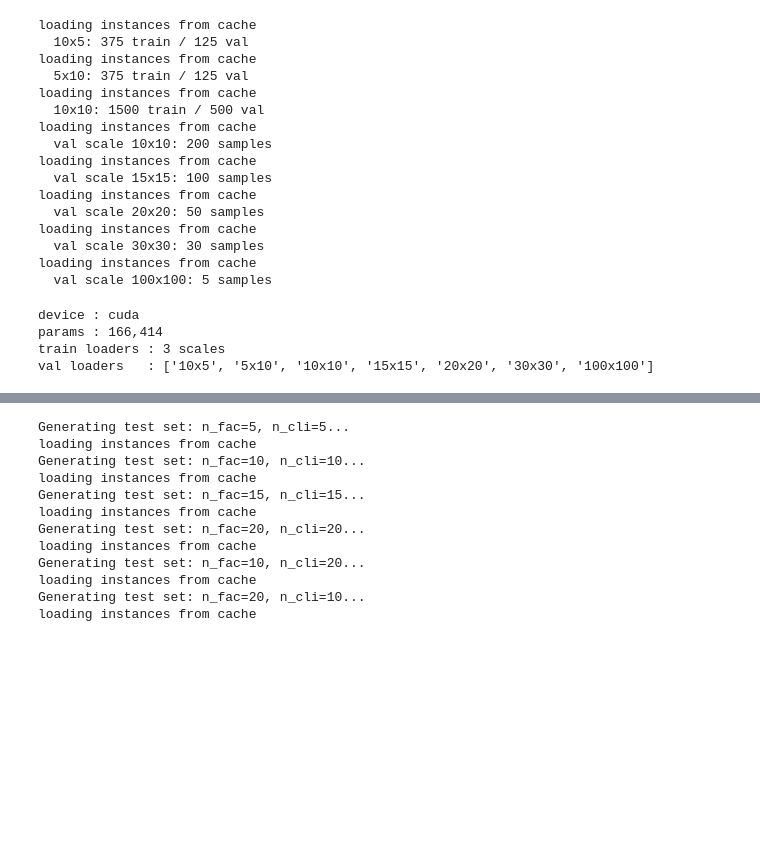
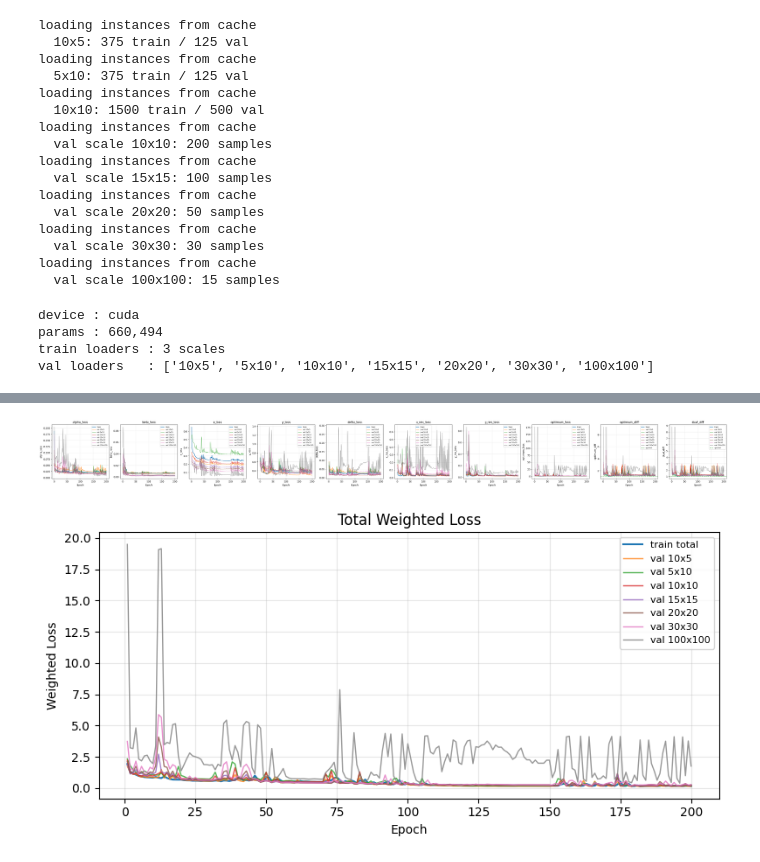
Before and after one commit to Srokusek/FLP-NAR, a Jupyter notebook: notebooks/test.ipynb, the cells around one changed output, grey strips where cells are left out. Drawn from its saved outputs; the diff is of its cells as text; code cells hidden in the pictures; blank space fills up the shorter version.

```diff
--- a/notebooks/test.ipynb
+++ b/notebooks/test.ipynb
@@ -55,13 +55,12 @@ train_datasets, val_datasets = [], []
 for cfg in TRAIN_CONFIGS:
     gen_cfg = UncapGeneratorConfig(
         n_fac=cfg["n_fac"], n_cli=cfg["n_cli"], seed=33,
-        demand_config=UniformConfig(0, 1),
+        demand_config=ConstantConfig(1),
         facility_cost_config=UniformConfig(0, 1),
         coords_config=NormalConfig(mean=0.5, std=0.5),
     )
     ds = GenerateDataset(gen_cfg, n_samples=cfg["n_samples"],
-                         cache_dir=Path(f"data/train_{cfg['n_fac']}x{cfg['n_cli']}"),
-                         res_only=True)
+                         cache_dir=Path(f"data/train_{cfg['n_fac']}x{cfg['n_cli']}"))
     ds.prepare_data()
     n_train = int(0.75 * len(ds))
     n_val = len(ds) - n_train
@@ -83,19 +82,18 @@ VAL_CONFIGS = [
     {"n_fac": 15, "n_cli": 15, "n_samples": 100},
     {"n_fac": 20, "n_cli": 20, "n_samples": 50},
     {"n_fac": 30, "n_cli": 30, "n_samples": 30},
-    {"n_fac": 100, "n_cli": 100, "n_samples": 5},
+    {"n_fac": 100, "n_cli": 100, "n_samples": 15},
 ]
 val_extra_loaders = {}
 for cfg in VAL_CONFIGS:
     gen_cfg = UncapGeneratorConfig(
         n_fac=cfg["n_fac"], n_cli=cfg["n_cli"], seed=7777,
-        demand_config=UniformConfig(0, 1),
+        demand_config=ConstantConfig(1),
         facility_cost_config=UniformConfig(0, 1),
         coords_config=NormalConfig(mean=0.5, std=0.5),
     )
     ds = GenerateDataset(gen_cfg, n_samples=cfg["n_samples"],
-                         cache_dir=Path(f"data/val_{cfg['n_fac']}x{cfg['n_cli']}"),
-                         res_only=True)
+                         cache_dir=Path(f"data/val_{cfg['n_fac']}x{cfg['n_cli']}"))
     ds.prepare_data()
     loader = DataLoader(ds, batch_size=min(BATCH_SIZE, cfg["n_samples"]),
                         shuffle=False, collate_fn=collate_fn)
@@ -114,7 +112,7 @@ val_loaders_by_scale.update(val_extra_loaders)
 
 # ── Model & optimiser ──────────────────────────────────────────────────────────
 device = torch.device("cuda" if torch.cuda.is_available() else "cpu")
-model = Reasoner(hidden_dim=64, tf_prob=0.5).to(device)
+model = Reasoner(hidden_dim=128, tf_prob=0.5).to(device)
 optimizer = torch.optim.AdamW(model.parameters(), lr=1e-4)
 
 print(f"\ndevice : {device}")
@@ -137,9 +135,9 @@ loading instances from cache
 loading instances from cache
   val scale 30x30: 30 samples
 loading instances from cache
-  val scale 100x100: 5 samples
+  val scale 100x100: 15 samples
 device : cuda
-params : 166,414
+params : 660,494
 train loaders : 3 scales
 val loaders   : ['10x5', '5x10', '10x10', '15x15', '20x20', '30x30', '100x100']
 # %%
@@ -264,7 +262,7 @@ class Trainer:
         pbar = tqdm(range(1, n_epochs + 1), desc="Training", disable=not verbose)
         for epoch in pbar:
             weights = self.loss_config.get_weights(epoch)
-            self.model.tf_prob = max(((n_epochs - 90) - epoch) / max(n_epochs - 90, 1), 0.0)
+            self.model.tf_prob = max(((n_epochs - 150) - epoch) / max(n_epochs - 150, 1), 0.0)
 
             # ── Train: iterate all scale loaders ──────────────────────────────
             all_train_losses = []
@@ -406,20 +404,20 @@ loss_config = LossConfig(
         "y_res_loss": 2.0, "optimum_loss": 0.1, "optimum_diff": 0.0, "dual_diff": 0.0,
     },
     schedulers={
-        # "alpha_loss": ramp_down(50),
-        # "beta_loss": ramp_down(50),
-        # "x_loss": ramp_down(50),
-        # "y_loss": ramp_down(50),
-        # "delta_loss": ramp_down(50),
-        # "optimum_loss": delayed_ramp(0, 50),
-        # "x_res_loss": limited_ramp_down(50),
-        # "y_res_loss": limited_ramp_down(50),
+        "alpha_loss": ramp_down(150),
+        "beta_loss": ramp_down(150),
+        "x_loss": ramp_down(150),
+        "y_loss": ramp_down(150),
+        "delta_loss": ramp_down(150),
+        #"optimum_loss": delayed_ramp(0, 50),
+        "x_res_loss": ramp_down(150),
+        "y_res_loss": ramp_down(150),
     },
 )
 
 model.processor.processor.mixing = False
 
-lr_scheduler = torch.optim.lr_scheduler.CosineAnnealingWarmRestarts(optimizer, T_0=10, T_mult=2, eta_min=1e-5)
+lr_scheduler = torch.optim.lr_scheduler.CosineAnnealingWarmRestarts(optimizer, T_0=10, T_mult=2, eta_min=1e-7)
 
 trainer = Trainer(model, optimizer, loss_config, lr_scheduler, device,
                   checkpoint_dir="checkpoints")
@@ -435,3 +433,5 @@ KeyboardInterrupt:
+[figure, added]
+[figure, added]
 # %%
 # ══════════════════════════════════════════════════════════════════════════════
 # Multi-size test datasets for scalability evaluation
@@ -459,7 +459,8 @@ def create_test_datasets(sizes: list[tuple[int, int]], n_samples: int = 100, bas
             n_fac=n_fac,
             n_cli=n_cli,
             seed=base_seed + i * 1000,
-            demand_config=UniformConfig(0, 1),
+            #demand_config=UniformConfig(0, 1),
+            demand_config=ConstantConfig(1),
             facility_cost_config=UniformConfig(0, 1),
             coords_config=NormalConfig(mean=0.5, std=0.5)
         )
@@ -468,16 +469,15 @@ def create_test_datasets(sizes: list[tuple[int, int]], n_samples: int = 100, bas
             config,
             n_samples=n_samples,
             cache_dir=Path(f"data/test_{n_fac}x{n_cli}"),
-            res_only=True
         )
-        dataset.prepare_data()
+        dataset.prepare_test_data()
 
         # Batch size 1 for varying sizes, or same-size batching
         loader = DataLoader(
             dataset,
             batch_size=1,  # Safe default for varying sizes
             shuffle=False,
-            collate_fn=collate_fn
+            collate_fn=test_collate_fn
         )
 
         test_datasets[(n_fac, n_cli)] = {"dataset": dataset, "loader": loader}
@@ -494,20 +494,4 @@ TEST_SIZES = [
     (10, 20),  # Asymmetric: more clients
     (20, 10),  # Asymmetric: more facilities
 ]
-
-# Generate test datasets (this may take a while for larger sizes)
-test_datasets = create_test_datasets(TEST_SIZES, n_samples=50)
-# %% [output]
-Generating test set: n_fac=5, n_cli=5...
-loading instances from cache
-Generating test set: n_fac=10, n_cli=10...
-loading instances from cache
-Generating test set: n_fac=15, n_cli=15...
-loading instances from cache
-Generating test set: n_fac=20, n_cli=20...
-loading instances from cache
-Generating test set: n_fac=10, n_cli=20...
-loading instances from cache
-Generating test set: n_fac=20, n_cli=10...
-loading instances from cache
 # %%
```
Also changed, not shown: parts of 10 cells of this notebook, 19 other files.
